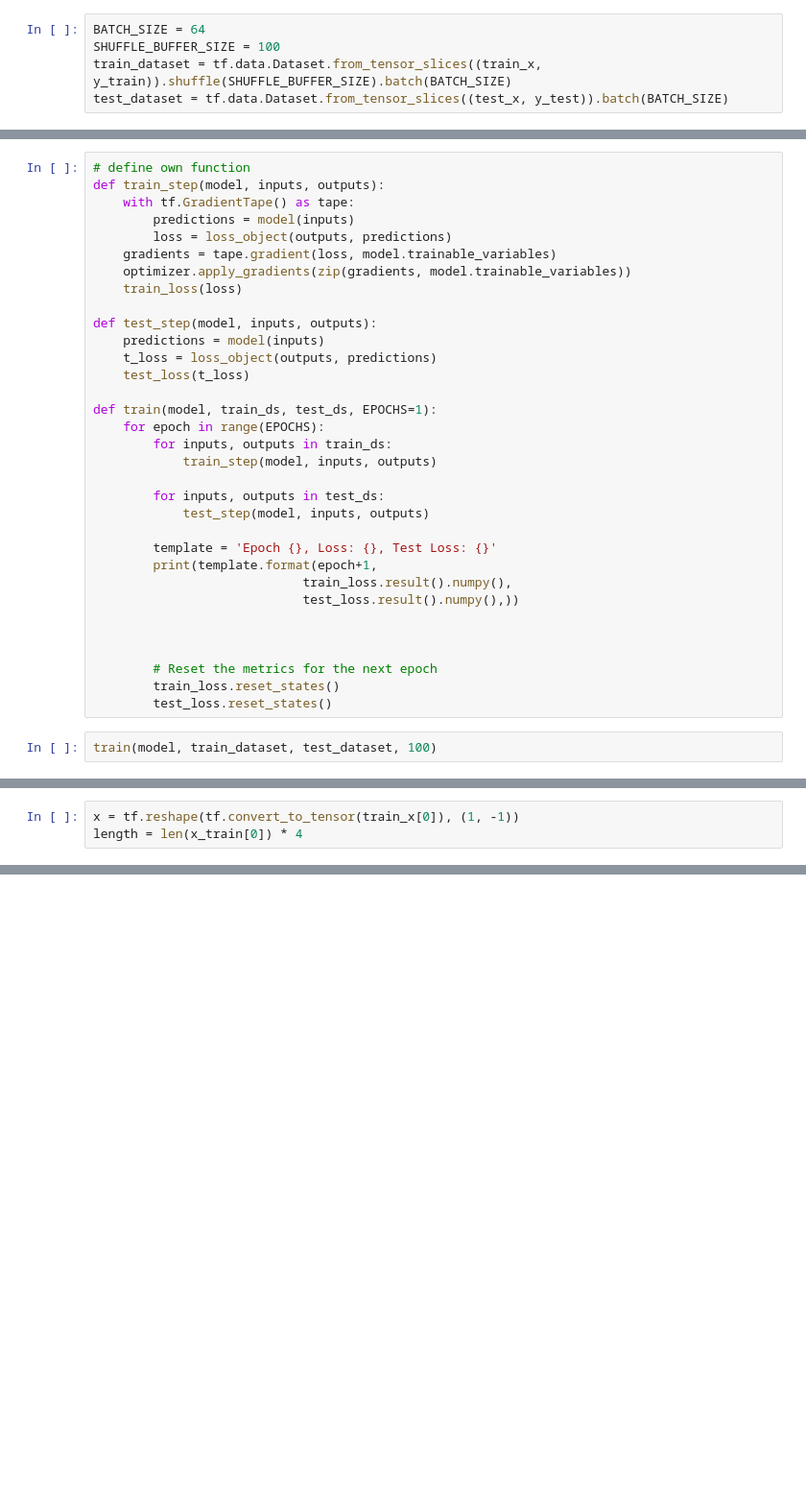
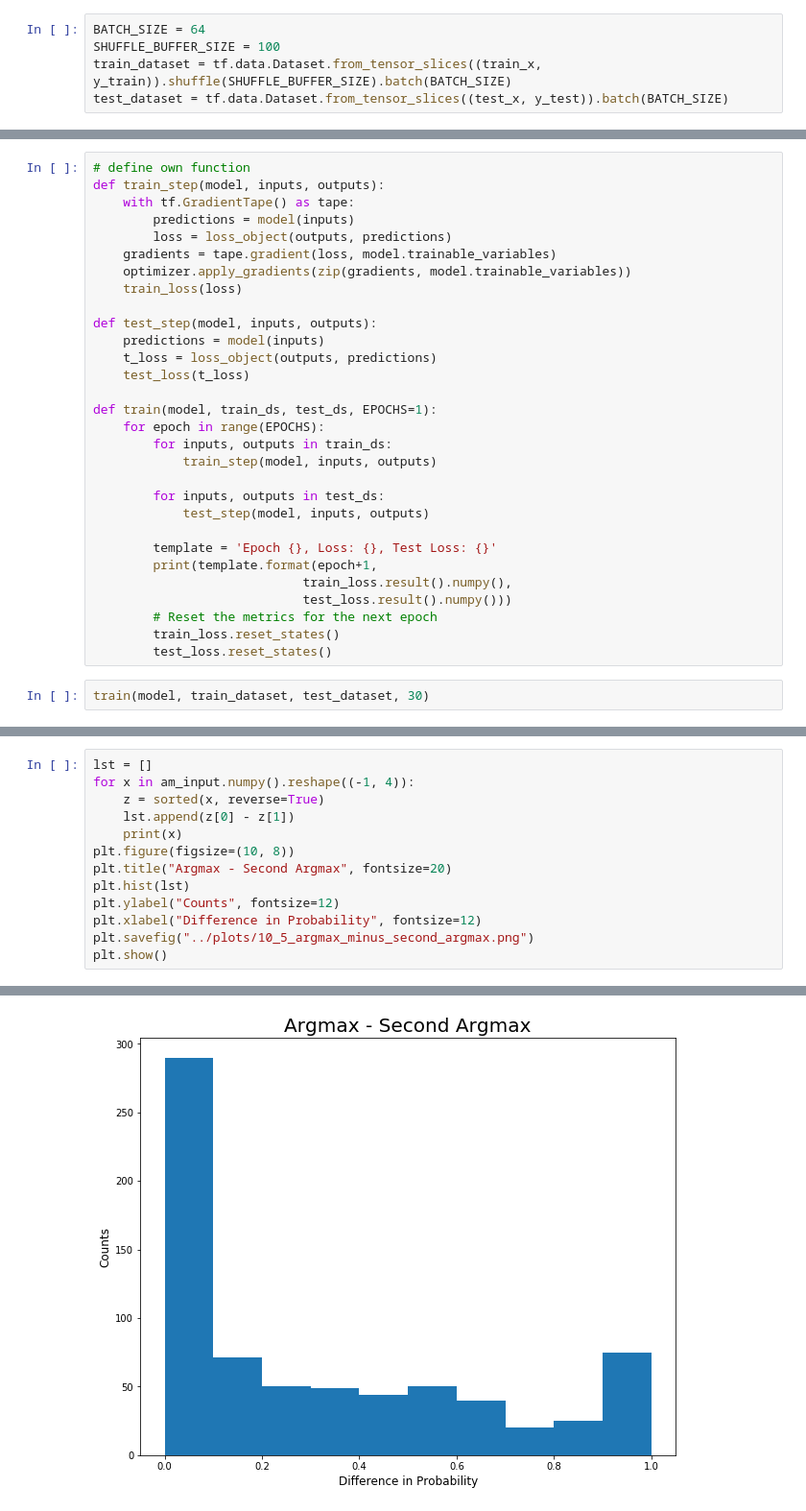
Before and after one commit to j316chuck/AM-Project, a Jupyter notebook: notebooks/GFP AM.ipynb, the cells around one changed output, grey strips where cells are left out. Shown at 96% size. Drawn from its saved outputs; the diff is of its cells as text; blank space fills up the shorter version.

```diff
--- a/notebooks/GFP AM.ipynb
+++ b/notebooks/GFP AM.ipynb
@@ -322,13 +259,10 @@ def train(model, train_ds, test_ds, EPOCHS=1):
         template = 'Epoch {}, Loss: {}, Test Loss: {}'
         print(template.format(epoch+1,
                             train_loss.result().numpy(),
-                            test_loss.result().numpy(),))
-
-
-
+                            test_loss.result().numpy()))
         # Reset the metrics for the next epoch
         train_loss.reset_states()
         test_loss.reset_states()
 # %%
-train(model, train_dataset, test_dataset, 100)
+train(model, train_dataset, test_dataset, 30)
 # %% [output]
@@ -352,4 +286 @@ Epoch 100, Loss: 0.886962354183197, Test Loss: 0.8497328758239746%
-# %%
-x = tf.reshape(tf.convert_to_tensor(train_x[0]), (1, -1))
-length = len(x_train[0]) * 4
 # %%
@@ -383,0 +316,14 @@ Loss:  [[9.130874]]
+# %%
+lst = []
+for x in am_input.numpy().reshape((-1, 4)):
+    z = sorted(x, reverse=True)
+    lst.append(z[0] - z[1])
+    print(x)
+plt.figure(figsize=(10, 8))
+plt.title("Argmax - Second Argmax", fontsize=20)
+plt.hist(lst)
+plt.ylabel("Counts", fontsize=12)
+plt.xlabel("Difference in Probability", fontsize=12)
+plt.savefig("../plots/10_5_argmax_minus_second_argmax.png")
+plt.show()
+# %% [output]
@@ -384 +347,2 @@ Loss:  [[9.130874]]
+[figure, added]
 # %%
```
Also changed, not shown: parts of 17 cells of this notebook, 2 other files.
